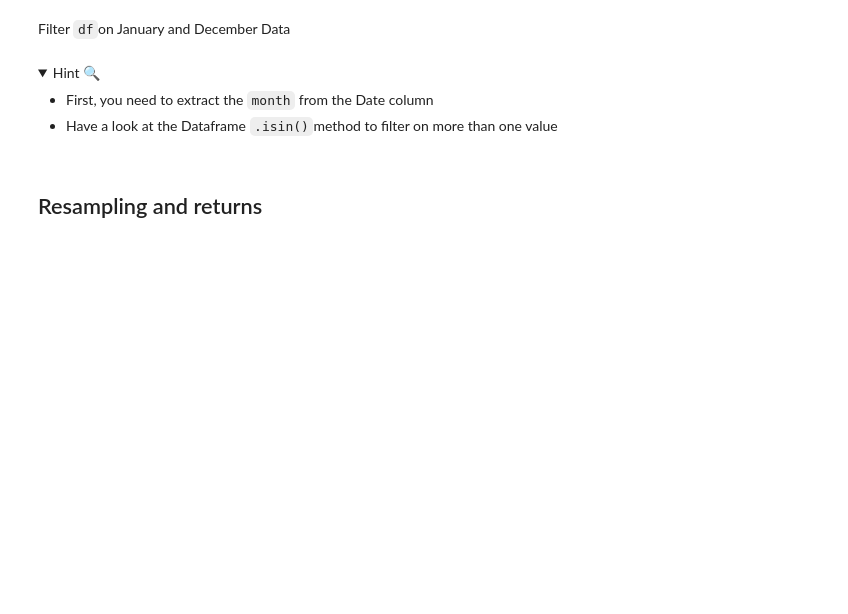
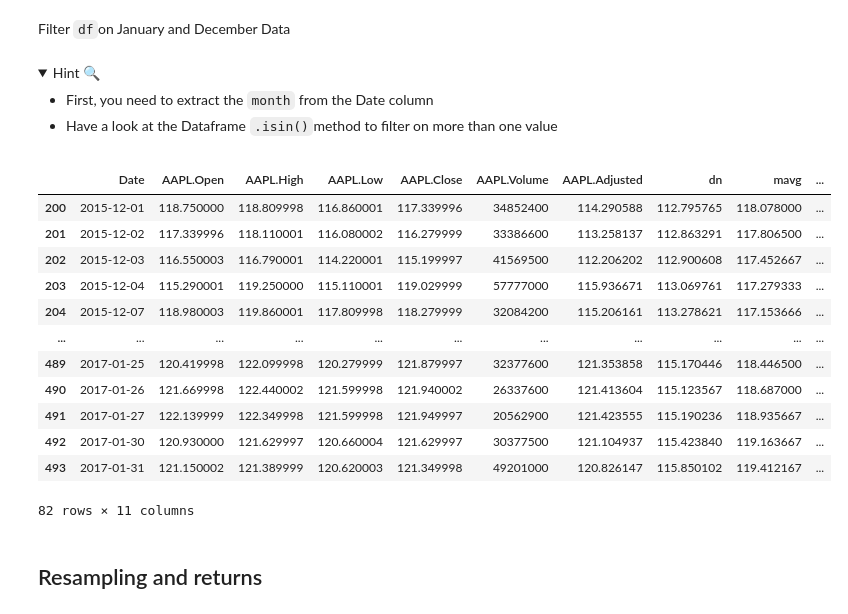
Before and after one commit to olamarujo/le_wagon-python, a Jupyter notebook: 04- Class/02- Financial Returns/Financial Returns Challenge.ipynb, the cells around one changed output. Cells and saved outputs as stored; diff of their text form; code cells hidden in the pictures; folded sections open; blank space fills up the shorter version.

```diff
--- a/04- Class/02- Financial Returns/Financial Returns Challenge.ipynb
+++ b/04- Class/02- Financial Returns/Financial Returns Challenge.ipynb
@@ -69,3 +117,21 @@ Filter `df`on January and December Data
+# %%
+df_filtered = df[df['Date'].dt.month.isin([1, 12])]
+
+df_filtered
+# %% [output]
+|  | Date | AAPL.Open | AAPL.High | AAPL.Low | AAPL.Close | AAPL.Volume | AAPL.Adjusted | dn | mavg | ... |
+| 200 | 2015-12-01 | 118.750000 | 118.809998 | 116.860001 | 117.339996 | 34852400 | 114.290588 | 112.795765 | 118.078000 | ... |
+| 201 | 2015-12-02 | 117.339996 | 118.110001 | 116.080002 | 116.279999 | 33386600 | 113.258137 | 112.863291 | 117.806500 | ... |
+| 202 | 2015-12-03 | 116.550003 | 116.790001 | 114.220001 | 115.199997 | 41569500 | 112.206202 | 112.900608 | 117.452667 | ... |
+| 203 | 2015-12-04 | 115.290001 | 119.250000 | 115.110001 | 119.029999 | 57777000 | 115.936671 | 113.069761 | 117.279333 | ... |
+| 204 | 2015-12-07 | 118.980003 | 119.860001 | 117.809998 | 118.279999 | 32084200 | 115.206161 | 113.278621 | 117.153666 | ... |
+| ... | ... | ... | ... | ... | ... | ... | ... | ... | ... | ... |
+| 489 | 2017-01-25 | 120.419998 | 122.099998 | 120.279999 | 121.879997 | 32377600 | 121.353858 | 115.170446 | 118.446500 | ... |
+| 490 | 2017-01-26 | 121.669998 | 122.440002 | 121.599998 | 121.940002 | 26337600 | 121.413604 | 115.123567 | 118.687000 | ... |
+| 491 | 2017-01-27 | 122.139999 | 122.349998 | 121.599998 | 121.949997 | 20562900 | 121.423555 | 115.190236 | 118.935667 | ... |
+| 492 | 2017-01-30 | 120.930000 | 121.629997 | 120.660004 | 121.629997 | 30377500 | 121.104937 | 115.423840 | 119.163667 | ... |
+| 493 | 2017-01-31 | 121.150002 | 121.389999 | 120.620003 | 121.349998 | 49201000 | 120.826147 | 115.850102 | 119.412167 | ... |
+82 rows × 11 columns
 # %% [markdown]
 ## Resampling and returns
 # %% [markdown]
```
Also changed, not shown: parts of 44 cells of this notebook, 2 other files.
